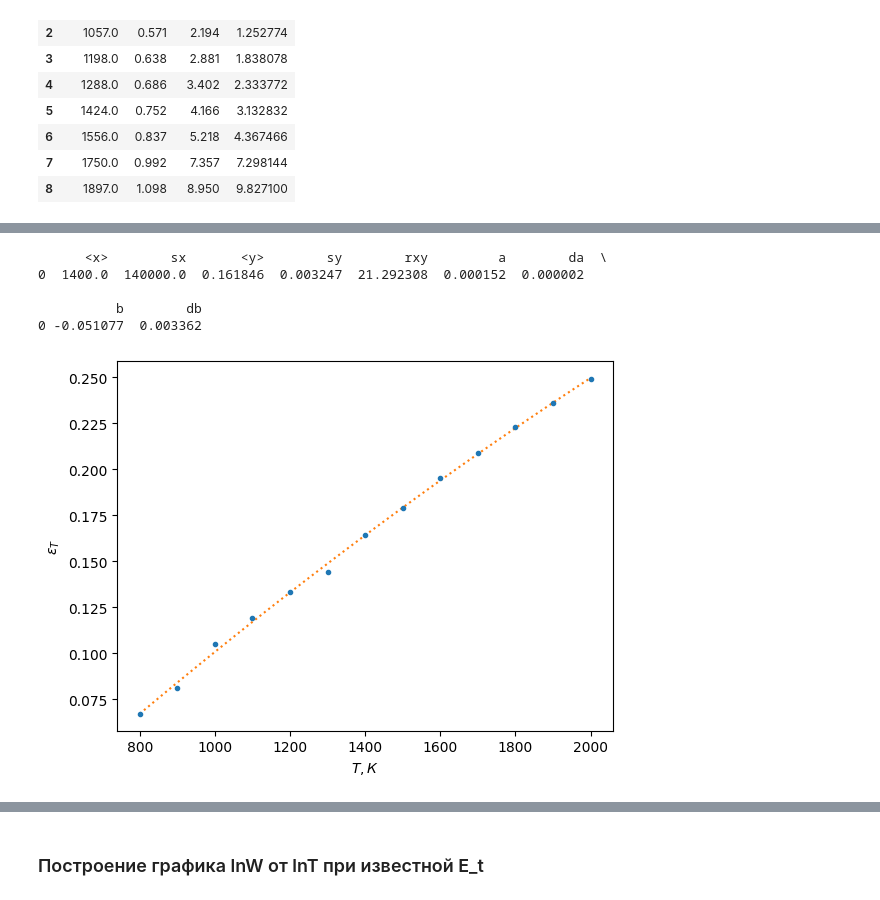
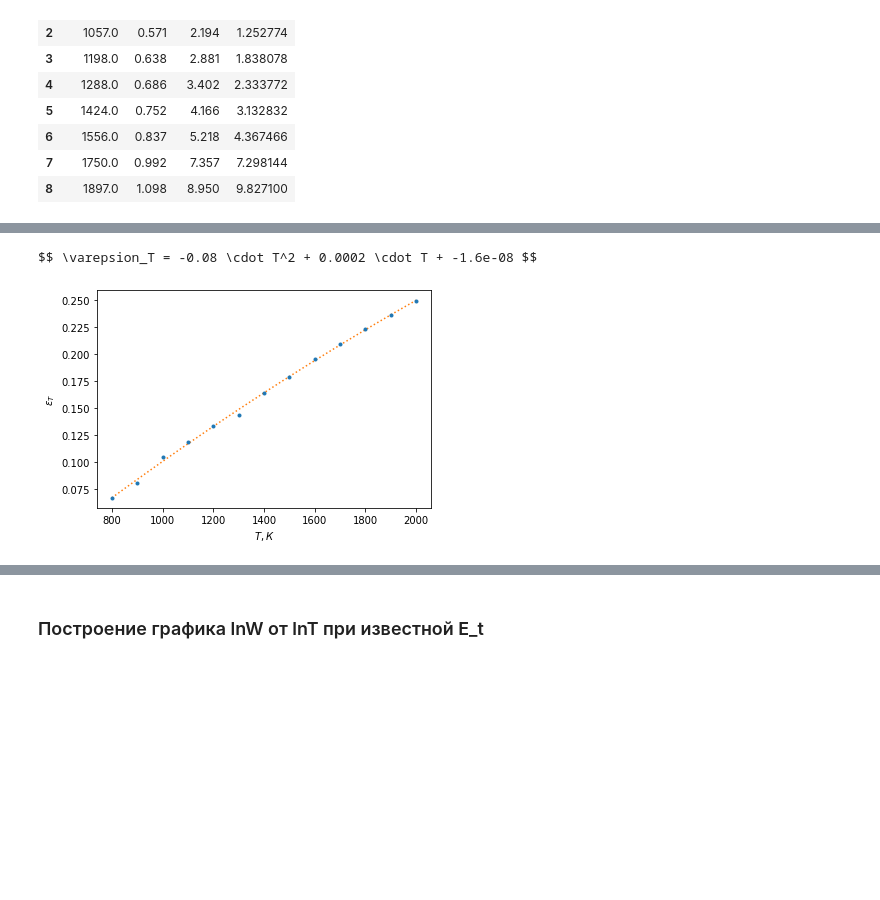
Before and after one commit to futherus/mipt_lab, a Jupyter notebook: 5.8.1/Dedkov_Maslov/581.ipynb, the cells around one changed output, grey strips where cells are left out. Cells and saved outputs as stored; diff of their text form; code cells hidden in the pictures; blank space fills up the shorter version.

```diff
--- a/5.8.1/Dedkov_Maslov/581.ipynb
+++ b/5.8.1/Dedkov_Maslov/581.ipynb
@@ -204,26 +201,26 @@ plt.savefig('gen/fig-linwt.pdf')
 # %%
 data_eps = mipt.read_excel('data/5.8.1-raw.xlsx', usecols=(5,6), header=(0)).dropna()
 
 x, y, equ = mipt.plot(data_eps['Teps'], data_eps['Eps'], exclude=[], func=None)
 
 mnk = mipt.mnk(x, y)
-print(mnk.data)
+
 
 z = np.polyfit(data_eps['Teps'], data_eps['Eps'], 2)
 epsilon = np.poly1d(z)
 t = np.linspace(data_eps['Teps'].min(), data_eps['Teps'].max(), 100)
 plt.plot(t, epsilon(t), ms=10, linestyle=':')
 
 plt.xlabel(r"$T, К$")
 plt.ylabel(r"$\varepsilon_T$")
 plt.savefig('gen/fig-epsilon.pdf')
+
+
+epsilon
+print('$$ \\varepsion_T = {:.2g} \\cdot T^2 + {:.2g} \\cdot T + {:.2g} $$'.format(epsilon[0], epsilon[1], epsilon[2]))
 # %% [output]
-      <x>        sx       <y>        sy        rxy         a        da  \
-0  1400.0  140000.0  0.161846  0.003247  21.292308  0.000152  0.000002
-
-          b        db
-0 -0.051077  0.003362
+$$ \varepsion_T = -0.08 \cdot T^2 + 0.0002 \cdot T + -1.6e-08 $$
-[figure, old version]
+[figure, new version]
 # %%
 S = 0.36e-4
 sigmas = W / (epsilon(T) * T**4 * S)
```
Also changed, not shown: parts of 5 cells of this notebook, 7 other files.
